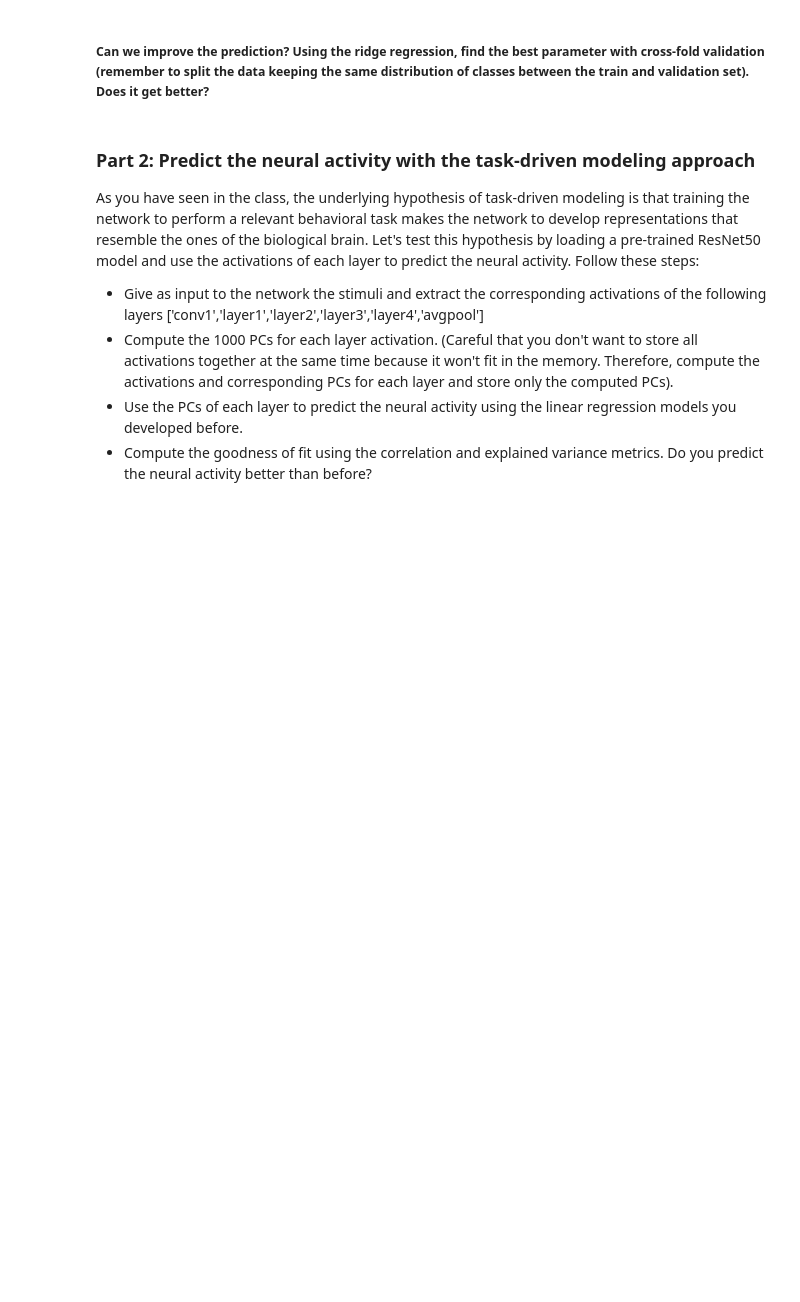
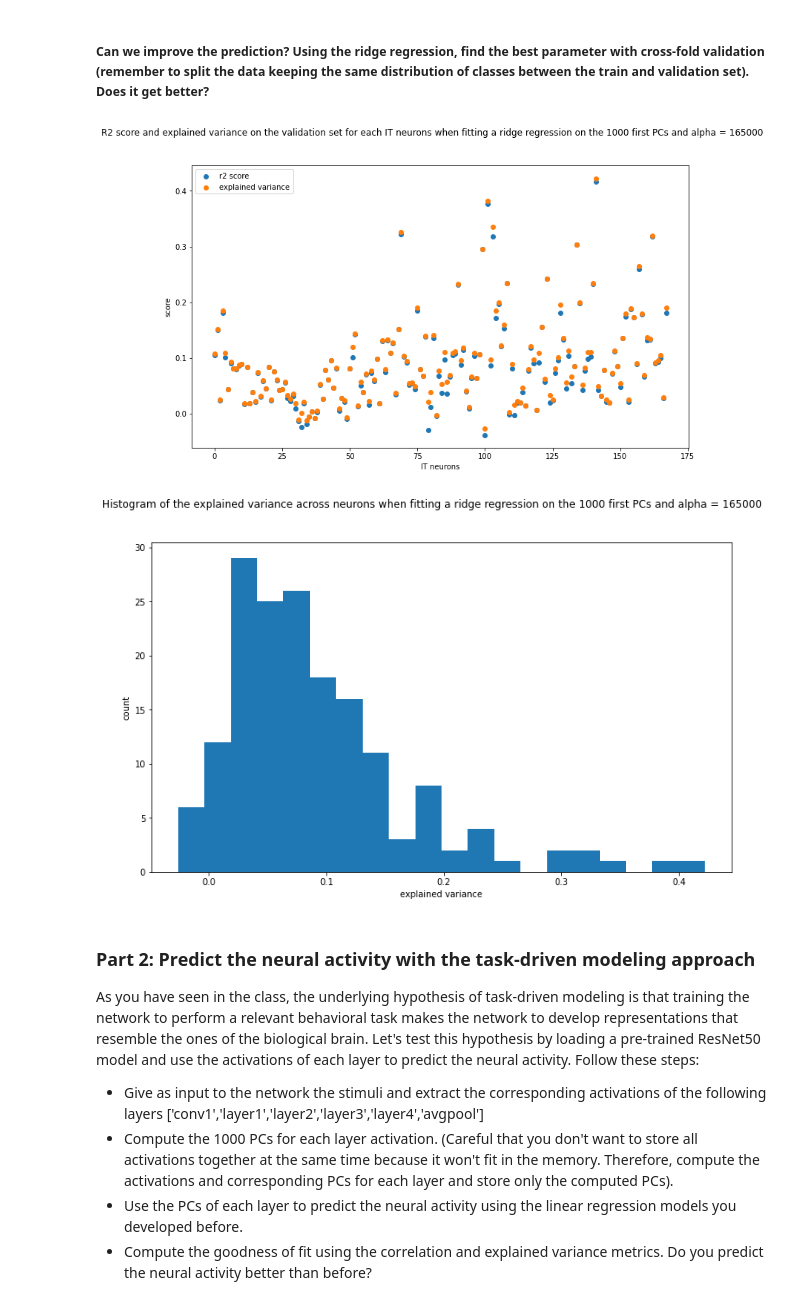
Before and after one commit to emmabhl/NX414_Predicting_neural_activity, a Jupyter notebook: week5.ipynb, the cells around one changed output. Saved outputs shown, nothing was run; the diff lists cells and outputs as text; code cells hidden in the pictures; blank space fills up the shorter version.

```diff
--- a/week5.ipynb
+++ b/week5.ipynb
@@ -236,3 +280,8 @@ plt.show()
+# %%
+evaluate_prediction_plot(ridge_pca_model, flat_pca_val, spikes_val, model_title='ridge regression on the 1000 first PCs and alpha = {}'.format(best_alpha_pca))
+# %% [output]
+[figure, added]
+[figure, added]
 # %% [markdown]
 ### Part 2: Predict the neural activity with the task-driven modeling approach
 
```
Also changed, not shown: parts of 12 cells of this notebook.
